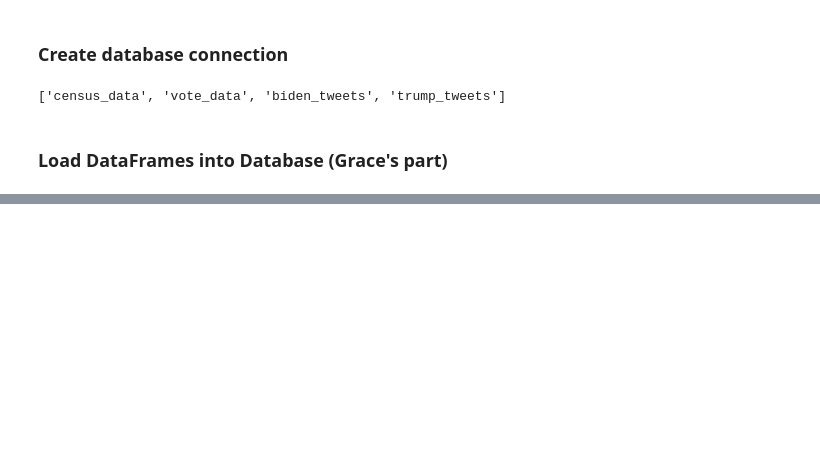
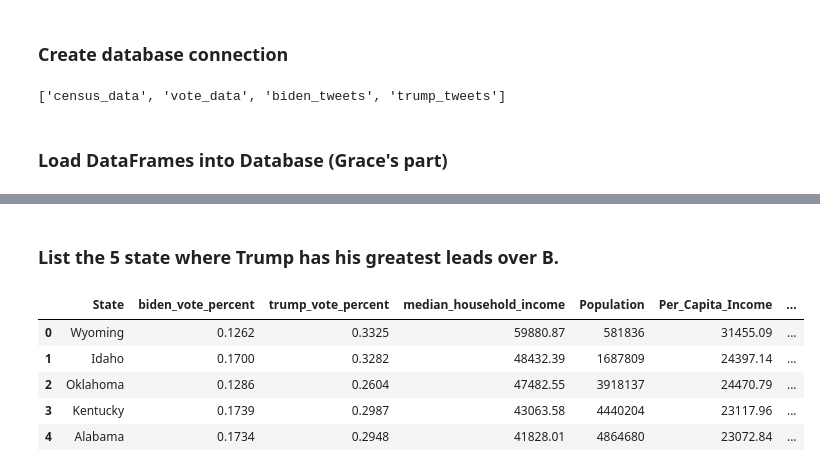
Before and after one commit to tanvi-12/ETL-Project, a Jupyter notebook: ETL.ipynb, the cells around one changed output, grey strips where cells are left out. Drawn from its saved outputs; the diff is of its cells as text; code cells hidden in the pictures; blank space fills up the shorter version.

```diff
--- a/ETL.ipynb
+++ b/ETL.ipynb
@@ -178,0 +243,76 @@ again
+# %% [markdown]
+### List the 5 state where Trump has his greatest leads over B.
+# %%
+query = '''
+    select m."State",
+        ROUND("biden_vote_percent"::numeric, 4) AS biden_vote_percent,
+        ROUND("trump_vote_percent"::numeric, 4) AS trump_vote_percent,
+        ROUND(m."Median_Household_Income"::numeric, 2) AS Median_Household_Income,
+        m."Population",
+        ROUND(m."Per_Capita_Income"::numeric, 2) AS "Per_Capita_Income",
+        ROUND(("trump_vote_percent"-"biden_vote_percent")::numeric, 4) AS "trump_leading"
+    from (
+        select
+            "State",
+            "Candidate" AS "biden_candidate",
+            AVG("Median_Household_Income") AS "Median_Household_Income",
+            AVG("Per_Capita_Income") AS "Per_Capita_Income",
+            SUM("Votes") AS "Votes",
+            SUM("Population") AS "Population",
+            (
+            SUM("Votes")/SUM("Population")::float) AS biden_vote_percent
+        from (
+            SELECT
+                vote_data."State",
+                vote_data."County",
+                vote_data."Candidate",
+                vote_data."Votes",
+                census_data."Median_Household_Income",
+                census_data."Population",
+                census_data."Per_Capita_Income"
+            from vote_data
+                JOIN census_data
+                ON census_data."County" = vote_data."County"
+                AND census_data."State" = vote_data."State"
+        ) a
+        WHERE "Candidate" = 'Joe Biden'
+        GROUP BY "State", "Candidate"
+    ) m
+    JOIN
+        (
+            select
+            "State",
+            "Candidate" AS "trump_candidate",
+            (SUM("Votes")/SUM("Population")::float) AS trump_vote_percent
+        from (
+            SELECT
+                vote_data."State",
+                vote_data."County",
+                vote_data."Candidate",
+                vote_data."Votes",
+                census_data."Median_Household_Income",
+                census_data."Population",
+                census_data."Per_Capita_Income"
+            from vote_data
+                JOIN census_data
+                ON census_data."County" = vote_data."County"
+                AND census_data."State" = vote_data."State"
+        ) a
+        WHERE "Candidate" = 'Donald Trump'
+        GROUP BY "State", "Candidate"
+    ) n
+    ON m."State" = n."State"
+
+    ORDER BY trump_leading DESC
+    LIMIT 5
+'''
+
+results = pd.read_sql(query, engine)
+results
+# %% [output]
+|  | State | biden_vote_percent | trump_vote_percent | median_household_income | Population | Per_Capita_Income | ... |
+| 0 | Wyoming | 0.1262 | 0.3325 | 59880.87 | 581836 | 31455.09 | ... |
+| 1 | Idaho | 0.1700 | 0.3282 | 48432.39 | 1687809 | 24397.14 | ... |
+| 2 | Oklahoma | 0.1286 | 0.2604 | 47482.55 | 3918137 | 24470.79 | ... |
+| 3 | Kentucky | 0.1739 | 0.2987 | 43063.58 | 4440204 | 23117.96 | ... |
+| 4 | Alabama | 0.1734 | 0.2948 | 41828.01 | 4864680 | 23072.84 | ... |
```
Also changed, not shown: parts of 25 cells of this notebook, 3 other files.
